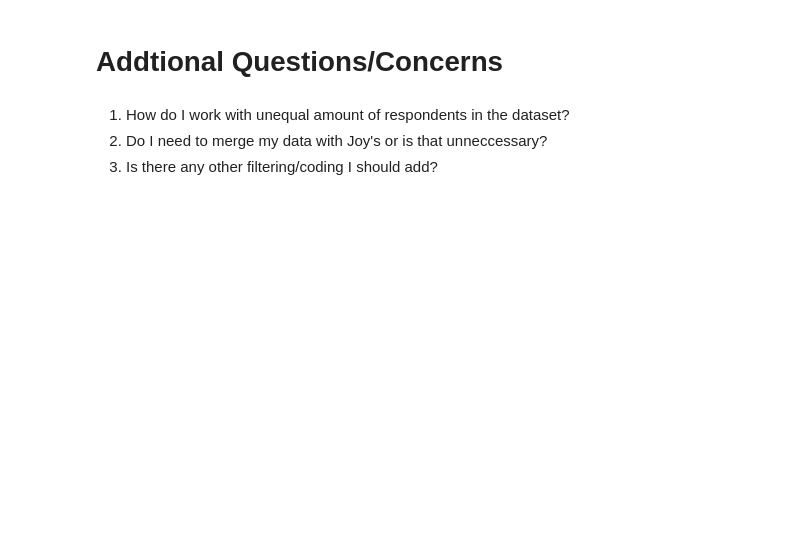
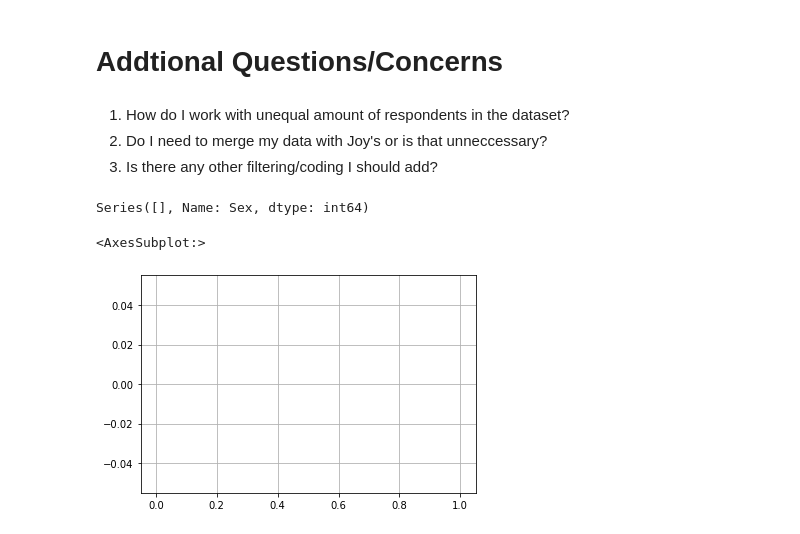
Before and after one commit to mbod/comm318_F21_Project_Group4, a Jupyter notebook: data_analysis/Data Analysis Part 2 (Sofi de la Sierra).ipynb, the cells around one changed output. Saved outputs shown, nothing was run; the diff lists cells and outputs as text; code cells hidden in the pictures; blank space fills up the shorter version.

```diff
--- a/data_analysis/Data Analysis Part 2 (Sofi de la Sierra).ipynb
+++ b/data_analysis/Data Analysis Part 2 (Sofi de la Sierra).ipynb
@@ -129,6 +129,9 @@ plt.title(' How Often [Did/Do] You Spend Time With Your Significant Other Throug
 plt.xlabel('Frequency');
 # %% [output]
 [figure]
+# %%
+merged_df['Sex']=merged_df['Sex'].map({0: 'female',
+                                      1: 'male'})
 # %% [markdown]
 ## Question 1 Answer
 # %% [markdown]
@@ -259,3 +262,19 @@ In this notebook, I observed three questions that were asked in the Pew research
 1. How do I work with unequal amount of respondents in the dataset?
 2. Do I need to merge my data with Joy's or is that unneccessary?
 3. Is there any other filtering/coding I should add?
+# %%
+merged_df['Sex'] = pd.to_numeric(merged_df['Sex'],errors='coerce')
+# %%
+merged_df ['Sex'].value_counts(dropna=True)
+# %% [output]
+Series([], Name: Sex, dtype: int64)
+# %%
+merged_df.rename(columns={'Sex_Female_0_Male1': 'Sex'}, inplace=True)
+# %%
+merged_df['Sex']=merged_df['Sex'].map({0: 'female',
+                                      1: 'male'})
+# %%
+merged_df["Sex"].hist()
+# %% [output]
+<AxesSubplot:>
+[figure, added]
```
Also changed, not shown: parts of 14 cells of this notebook, 21 other files.
